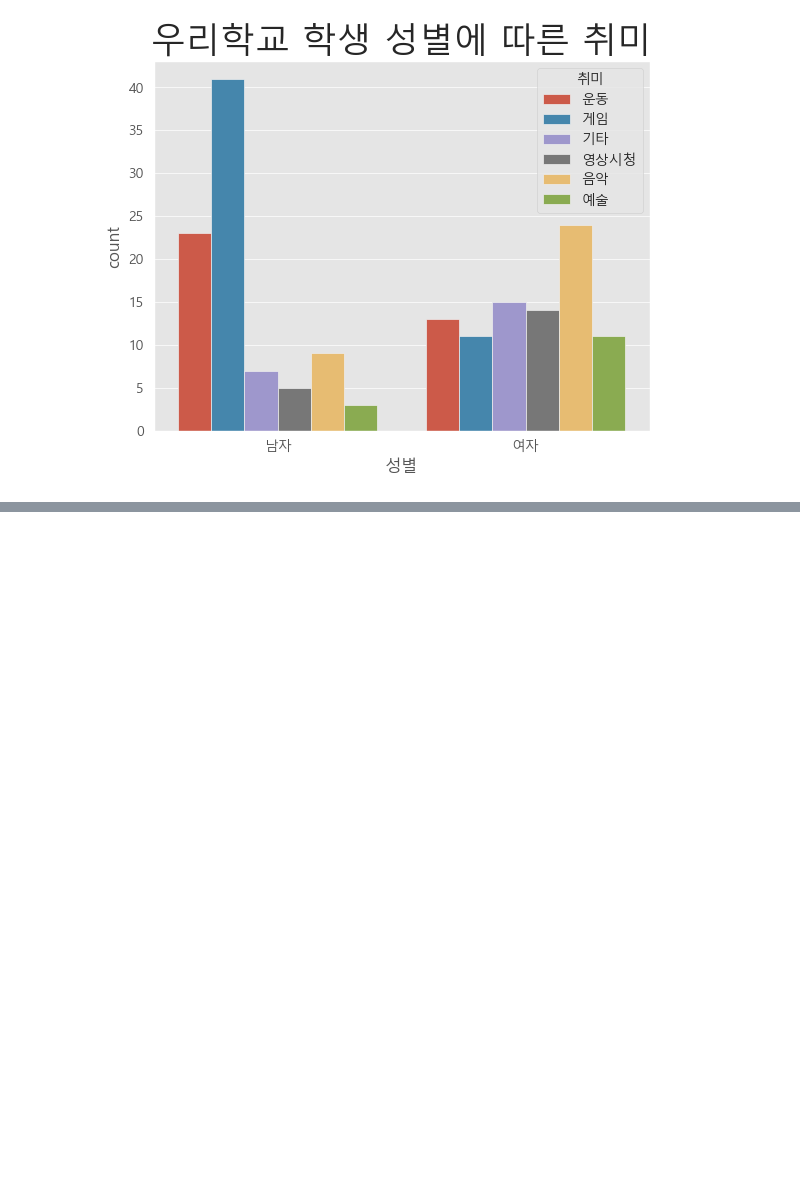
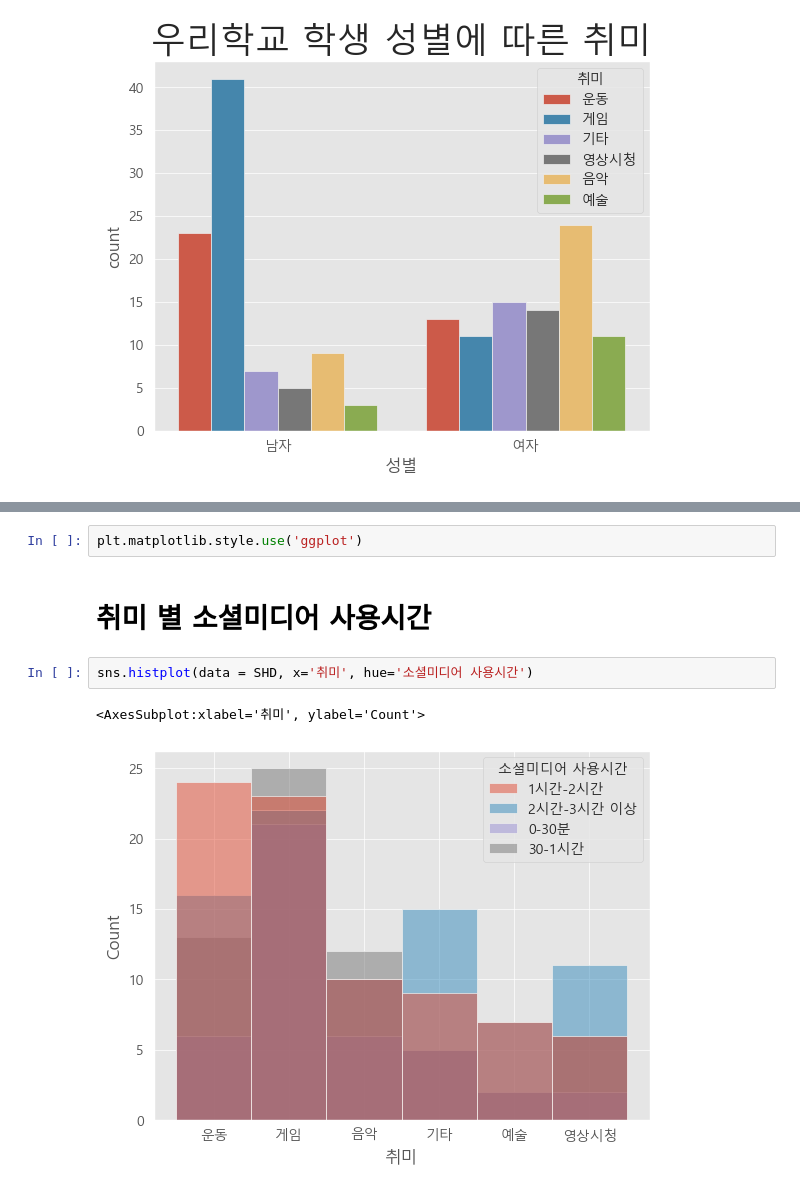
Before and after one commit to minseok06/PPP, a Jupyter notebook: 실전 준비_민친.ipynb, the cells around one changed output, grey strips where cells are left out. Saved outputs shown, nothing was run; the diff lists cells and outputs as text; blank space fills up the shorter version.

```diff
--- a/실전 준비_민친.ipynb
+++ b/실전 준비_민친.ipynb
@@ -207,0 +191,9 @@ sns.histplot(data=SHD, x='하교후 가는 곳', hue='성별')
+# %%
+plt.matplotlib.style.use('ggplot')
+# %% [markdown]
+# 취미 별 소셜미디어 사용시간
+# %%
+sns.histplot(data = SHD, x='취미', hue='소셜미디어 사용시간')
+# %% [output]
+<AxesSubplot:xlabel='취미', ylabel='Count'>
+[figure, added]
```
Also changed, not shown: parts of 26 cells of this notebook.
